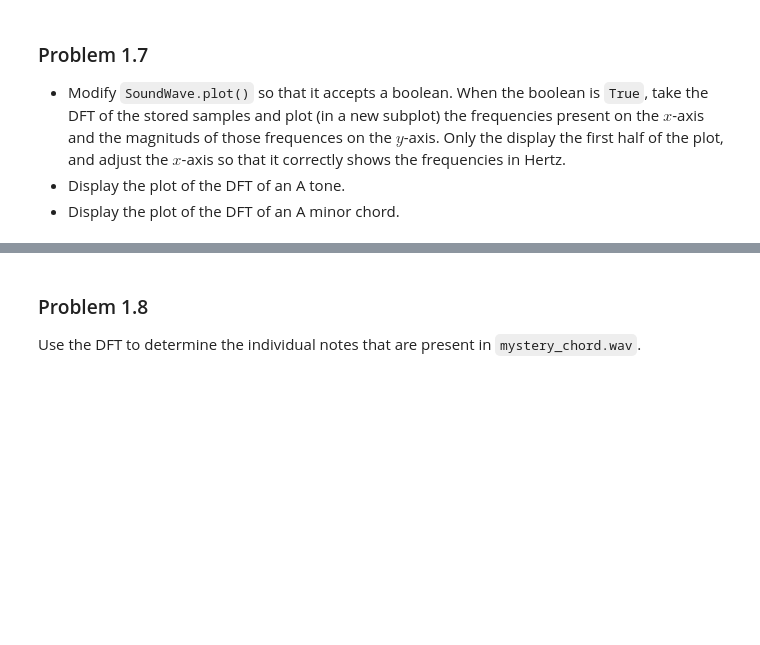
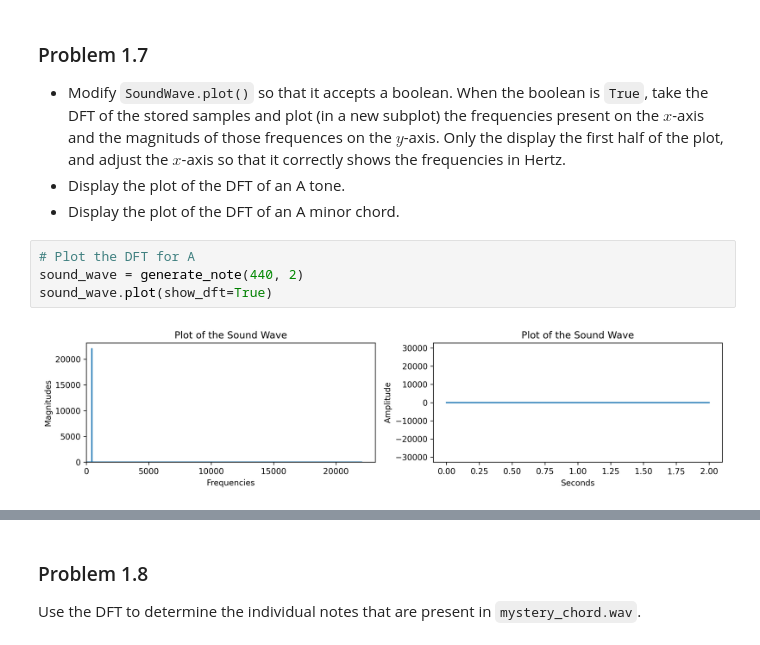
Before and after one commit to seyfdall/ACME_Volume_2, a Jupyter notebook: FourierTransform/fourier_transform.ipynb, the cells around one changed output, grey strips where cells are left out. Drawn from its saved outputs; the diff is of its cells as text; blank space fills up the shorter version.

```diff
--- a/FourierTransform/fourier_transform.ipynb
+++ b/FourierTransform/fourier_transform.ipynb
@@ -338,3 +350,9 @@ ValueError: operands could not be broadcast together with shapes (2,) (16384,)
 - Modify `SoundWave.plot()` so that it accepts a boolean. When the boolean is `True`, take the DFT of the stored samples and plot (in a new subplot) the frequencies present on the $x$-axis and the magnituds of those frequences on the $y$-axis. Only the display the first half of the plot, and adjust the $x$-axis so that it correctly shows the frequencies in Hertz.
 - Display the plot of the DFT of an A tone.
 - Display the plot of the DFT of an A minor chord.
+# %%
+# Plot the DFT for A
+sound_wave = generate_note(440, 2)
+sound_wave.plot(show_dft=True)
+# %% [output]
+[figure, added]
```
Also changed, not shown: parts of 12 cells of this notebook.
